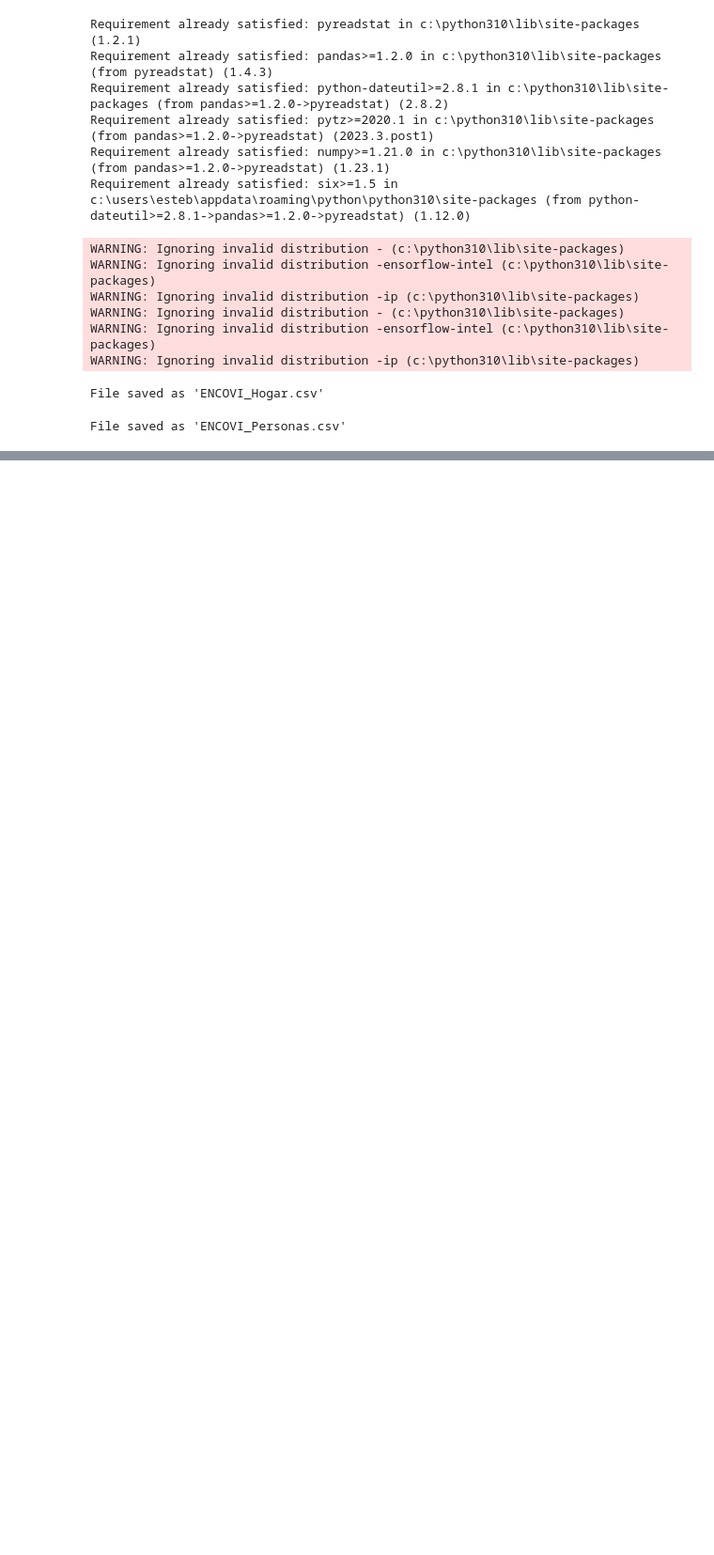
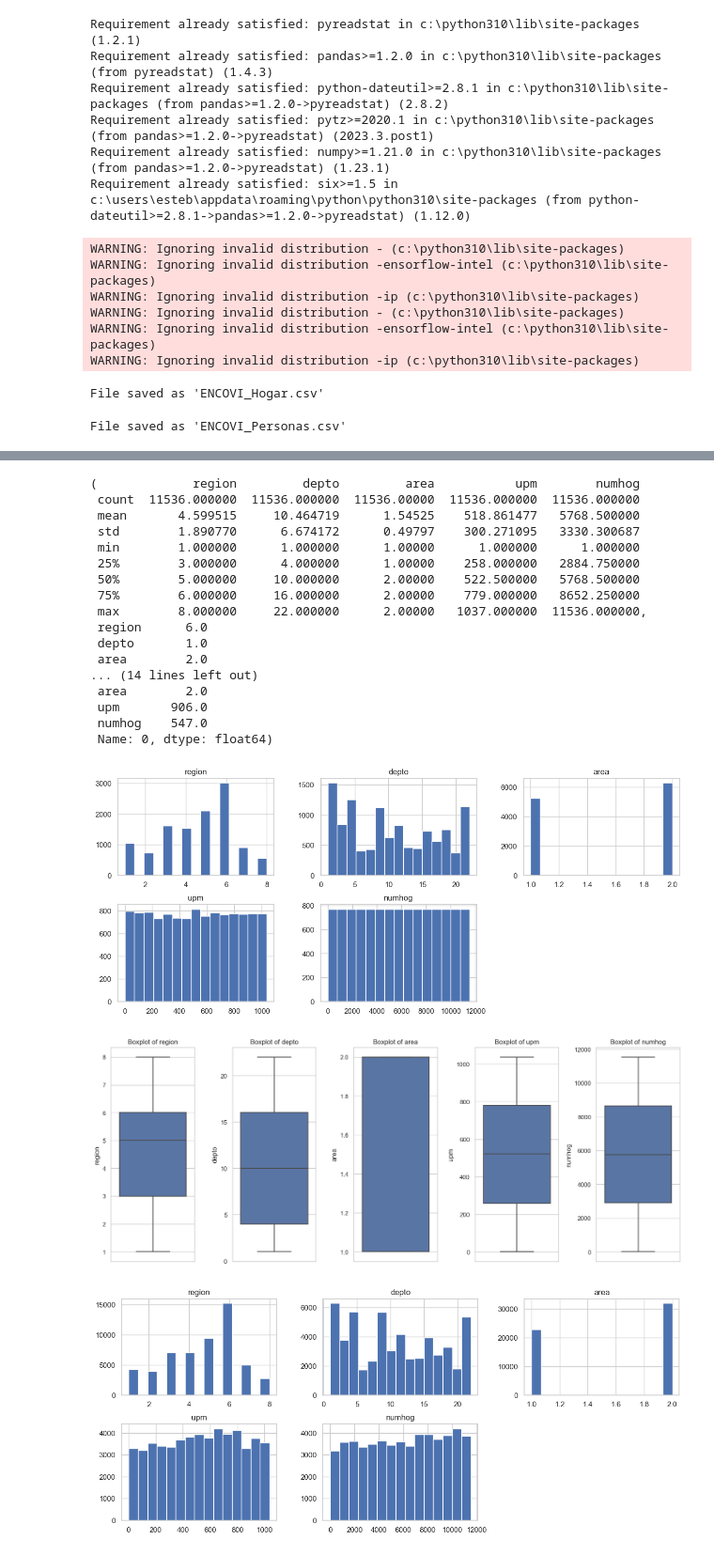
Before and after one commit to EstebanAG1005/Lab10-DS, a Jupyter notebook: lab10.ipynb, the cells around one changed output, grey strips where cells are left out. Shown: that part at 94% size. Cells and saved outputs as stored; diff of their text form; code cells hidden in the pictures; blank space fills up the shorter version.

```diff
--- a/lab10.ipynb
+++ b/lab10.ipynb
@@ -63,0 +204,56 @@ File saved as 'ENCOVI_Personas.csv'
+# %%
+import matplotlib.pyplot as plt
+import seaborn as sns
+
+# Establecer el estilo de los gráficos
+sns.set(style="whitegrid")
+
+# Función para realizar análisis univariable de columnas numéricas
+def univariate_analysis(df, num_cols_sample=5):
+    # Seleccionar una muestra de columnas numéricas para el análisis
+    sample_cols = df.select_dtypes(include=['number']).columns[:num_cols_sample]
+    # Estadísticas descriptivas
+    descriptive_stats = df[sample_cols].describe()
+    # Moda (el .mode() devuelve un DataFrame, seleccionamos la fila 0 para obtener la moda de cada columna)
+    mode = df[sample_cols].mode().iloc[0]
+
+    # Histogramas
+    df[sample_cols].hist(bins=15, figsize=(15, 6), layout=(2, 3))
+
+    # Boxplots
+    fig, ax = plt.subplots(nrows=1, ncols=num_cols_sample, figsize=(15, 6))
+    for i, col in enumerate(sample_cols):
+        sns.boxplot(y=col, data=df, ax=ax[i])
+        ax[i].set_title(f'Boxplot of {col}')
+    plt.tight_layout()
+
+    return descriptive_stats, mode
+
+# Análisis univariable para el conjunto de datos de hogares
+hogar_descriptive_stats, hogar_mode = univariate_analysis(encovi_hogar_cleaned)
+
+# Análisis univariable para el conjunto de datos de personas
+personas_descriptive_stats, personas_mode = univariate_analysis(encovi_personas_cleaned)
+
+(hogar_descriptive_stats, hogar_mode, personas_descriptive_stats, personas_mode)
+# %% [output]
+(             region         depto         area           upm        numhog
+ count  11536.000000  11536.000000  11536.00000  11536.000000  11536.000000
+ mean       4.599515     10.464719      1.54525    518.861477   5768.500000
+ std        1.890770      6.674172      0.49797    300.271095   3330.300687
+ min        1.000000      1.000000      1.00000      1.000000      1.000000
+ 25%        3.000000      4.000000      1.00000    258.000000   2884.750000
+ 50%        5.000000     10.000000      2.00000    522.500000   5768.500000
+ 75%        6.000000     16.000000      2.00000    779.000000   8652.250000
+ max        8.000000     22.000000      2.00000   1037.000000  11536.000000,
+ region      6.0
+ depto       1.0
+ area        2.0
+... (14 lines left out)
+ area        2.0
+ upm       906.0
+ numhog    547.0
+ Name: 0, dtype: float64)
+[figure, added]
+[figure, added]
+[figure, added]
```
Also changed, not shown: parts of 8 cells of this notebook.
